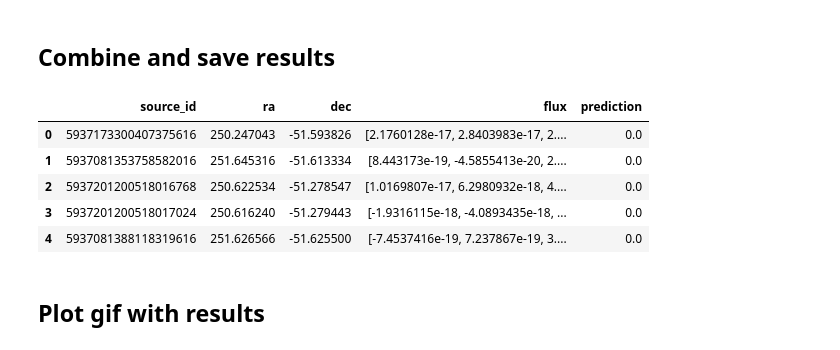
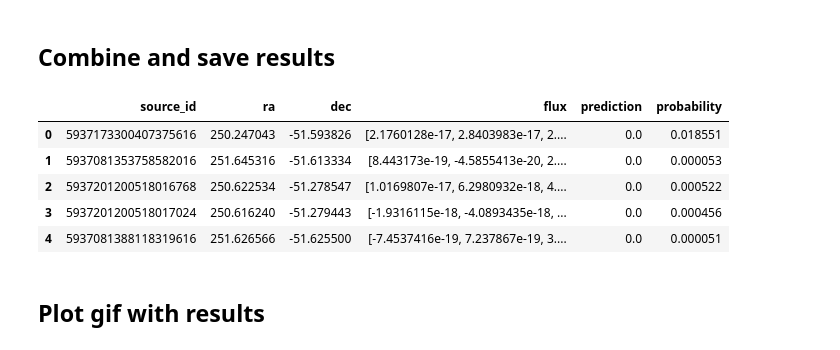
Before and after one commit to bananya-ml/research, a Jupyter notebook: notebooks/deep networks/classification/predict_cnn.ipynb, the cells around one changed output. Drawn from its saved outputs; the diff is of its cells as text; code cells hidden in the pictures.

```diff
--- a/notebooks/deep networks/classification/predict_cnn.ipynb
+++ b/notebooks/deep networks/classification/predict_cnn.ipynb
@@ -181,6 +181,3 @@ df_lm
 | 9998 | 5937230612456421888 | [2.8983347e-17, 2.3871746e-17, 2.... | LM |
 | 9999 | 5937230642440847616 | [7.053429e-18, 3.611396e-18, 8.01... | LM |
 10000 rows × 3 columns
-# %%
-for i in df_lm['source_id'][:10000]:
-    print(f"{i},0")
@@ -674,7 +650,7 @@ def inference(models, X, batch_size=1024, verbose=True):
 
     return final_preds, final_probs
 # %%
-preds, _ = inference(model, X_inference, batch_size=256)
+preds, probs = inference(model, X_inference, batch_size=256)
 # %% [output]
 Starting inference..
 Model: [CNN(
@@ -701,13 +677,17 @@ print(f"Value Counts: {value_counts}")
 Value Counts: Counter({0: 1193196, 1: 11297})
 # %% [markdown]
 ## Combine and save results
-# %%
-result_df = pd.concat([impartial_spectra, pd.DataFrame(preds, columns=['prediction'])], axis=1)
-result_df.head()
-# %% [output]
-|  | source_id | ra | dec | flux | prediction |
-| 0 | 5937173300407375616 | 250.247043 | -51.593826 | [2.1760128e-17, 2.8403983e-17, 2.... | 0.0 |
-| 1 | 5937081353758582016 | 251.645316 | -51.613334 | [8.443173e-19, -4.5855413e-20, 2.... | 0.0 |
-| 2 | 5937201200518016768 | 250.622534 | -51.278547 | [1.0169807e-17, 6.2980932e-18, 4.... | 0.0 |
-| 3 | 5937201200518017024 | 250.616240 | -51.279443 | [-1.9316115e-18, -4.0893435e-18, ... | 0.0 |
-| 4 | 5937081388118319616 | 251.626566 | -51.625500 | [-7.4537416e-19, 7.237867e-19, 3.... | 0.0 |
+# %%
+preds_df = pd.DataFrame({
+    'prediction': np.squeeze(preds),
+    'probability': np.squeeze(probs)
+})
+result_df = pd.concat([impartial_spectra, preds_df], axis=1)
+result_df.head()
+# %% [output]
+|  | source_id | ra | dec | flux | prediction | probability |
+| 0 | 5937173300407375616 | 250.247043 | -51.593826 | [2.1760128e-17, 2.8403983e-17, 2.... | 0.0 | 0.018551 |
+| 1 | 5937081353758582016 | 251.645316 | -51.613334 | [8.443173e-19, -4.5855413e-20, 2.... | 0.0 | 0.000053 |
+| 2 | 5937201200518016768 | 250.622534 | -51.278547 | [1.0169807e-17, 6.2980932e-18, 4.... | 0.0 | 0.000522 |
+| 3 | 5937201200518017024 | 250.616240 | -51.279443 | [-1.9316115e-18, -4.0893435e-18, ... | 0.0 | 0.000456 |
+| 4 | 5937081388118319616 | 251.626566 | -51.625500 | [-7.4537416e-19, 7.237867e-19, 3.... | 0.0 | 0.000051 |
```
Also changed, not shown: parts of 8 cells of this notebook, 1 other file.
